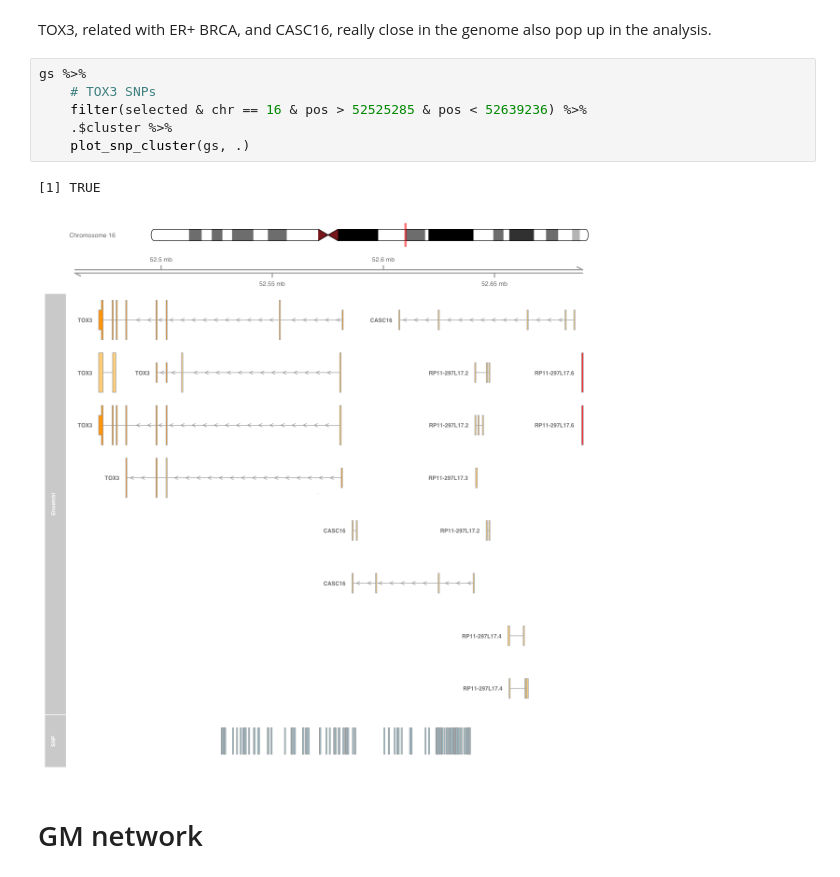
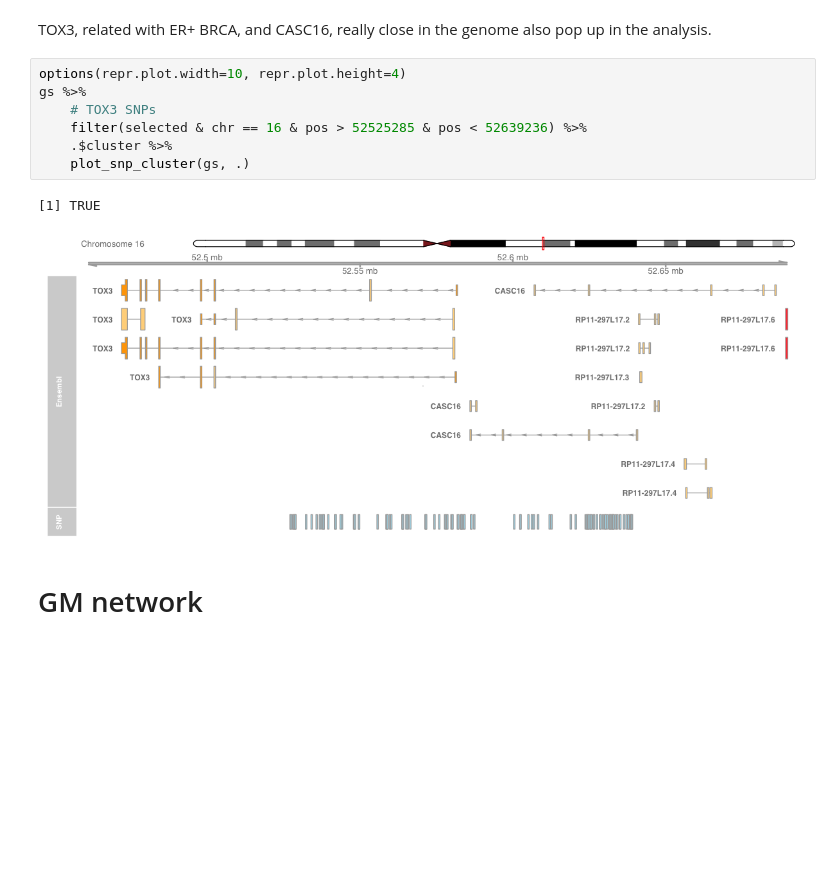
Before and after one commit to hclimente/genewa, a Jupyter notebook: results/evo/evo_analysis.ipynb, the cells around one changed output. Saved outputs shown, nothing was run; the diff lists cells and outputs as text; blank space fills up the shorter version.

```diff
--- a/results/evo/evo_analysis.ipynb
+++ b/results/evo/evo_analysis.ipynb
@@ -156,14 +160,15 @@ gs %>%
 # %% [markdown]
 TOX3, related with ER+ BRCA, and CASC16, really close in the genome also pop up in the analysis.
 # %%
+options(repr.plot.width=10, repr.plot.height=4)
 gs %>%
     # TOX3 SNPs
     filter(selected & chr == 16 & pos > 52525285 & pos < 52639236) %>%
     .$cluster %>%
     plot_snp_cluster(gs, .)
 # %% [output]
 [1] TRUE
-[figure, old version]
+[figure, new version]
 # %% [markdown]
 # GM network
 # %%
```
Also changed, not shown: parts of 16 cells of this notebook.
